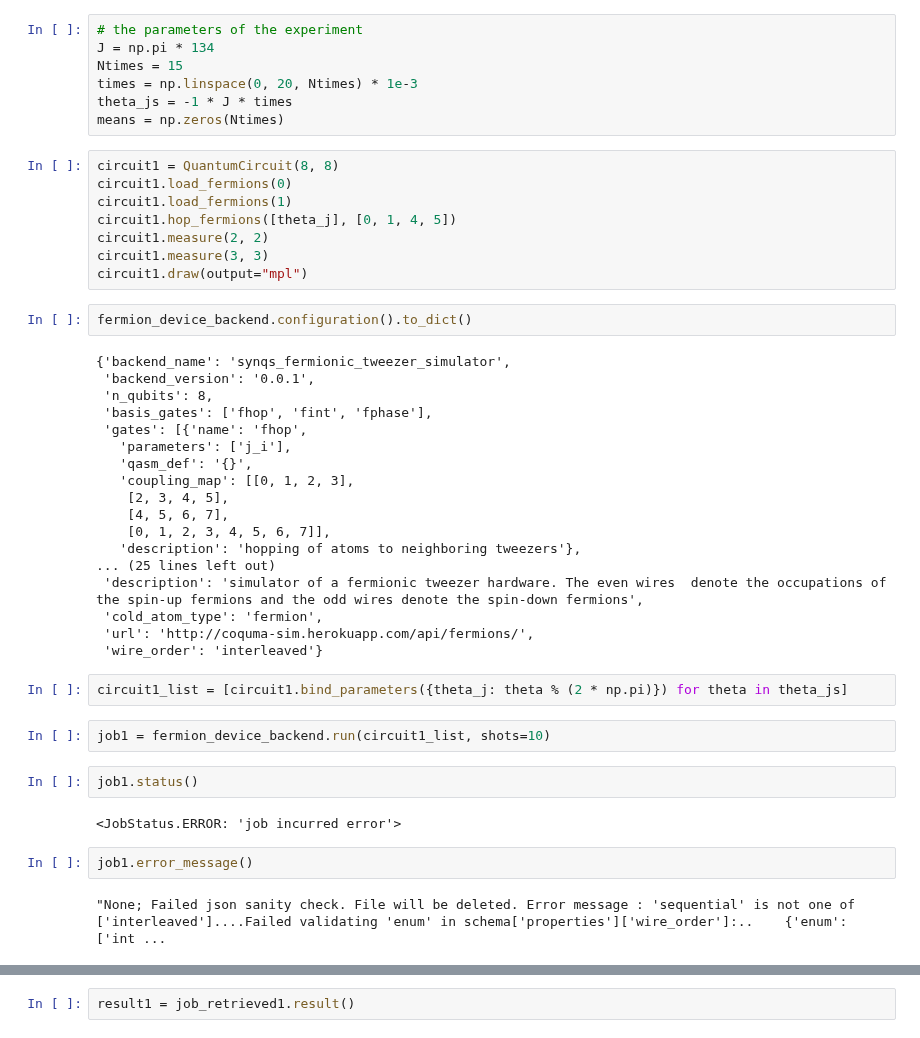
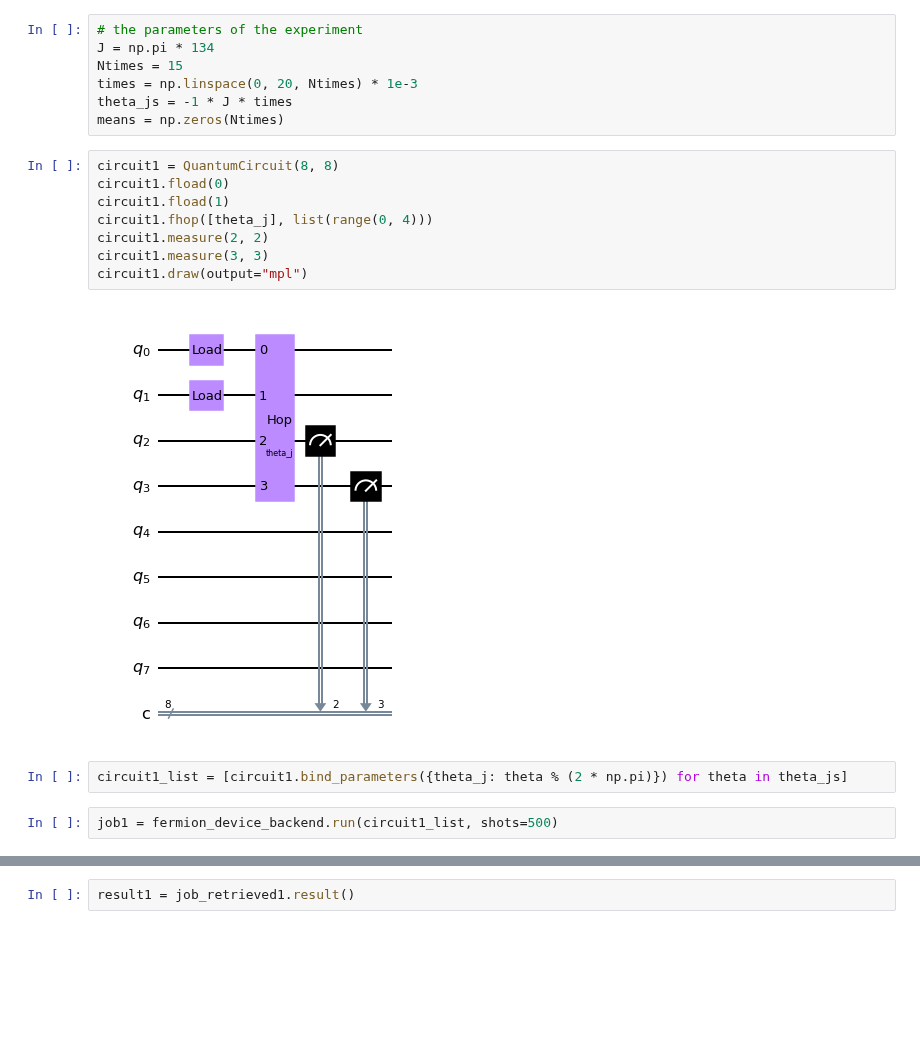
Before and after one commit to qiskit-community/qiskit-cold-atom, a Jupyter notebook: docs/tutorials/08_fermions_in_double_well.ipynb, the cells around one changed output, grey strips where cells are left out. Cells and saved outputs as stored; diff of their text form; blank space fills up the shorter version.

```diff
--- a/docs/tutorials/08_fermions_in_double_well.ipynb
+++ b/docs/tutorials/08_fermions_in_double_well.ipynb
@@ -287,44 +276,18 @@ theta_js = -1 * J * times
 means = np.zeros(Ntimes)
 # %%
 circuit1 = QuantumCircuit(8, 8)
-circuit1.load_fermions(0)
-circuit1.load_fermions(1)
-circuit1.hop_fermions([theta_j], [0, 1, 4, 5])
+circuit1.fload(0)
+circuit1.fload(1)
+circuit1.fhop([theta_j], list(range(0, 4)))
 circuit1.measure(2, 2)
 circuit1.measure(3, 3)
 circuit1.draw(output="mpl")
+# %% [output]
+[figure, added]
-# %%
-fermion_device_backend.configuration().to_dict()
-# %% [output]
-{'backend_name': 'synqs_fermionic_tweezer_simulator',
- 'backend_version': '0.0.1',
- 'n_qubits': 8,
- 'basis_gates': ['fhop', 'fint', 'fphase'],
- 'gates': [{'name': 'fhop',
-   'parameters': ['j_i'],
-   'qasm_def': '{}',
-   'coupling_map': [[0, 1, 2, 3],
-    [2, 3, 4, 5],
-    [4, 5, 6, 7],
-    [0, 1, 2, 3, 4, 5, 6, 7]],
-   'description': 'hopping of atoms to neighboring tweezers'},
-... (25 lines left out)
- 'description': 'simulator of a fermionic tweezer hardware. The even wires  denote the occupations of the spin-up fermions and the odd wires denote the spin-down fermions',
- 'cold_atom_type': 'fermion',
- 'url': 'http://coquma-sim.herokuapp.com/api/fermions/',
- 'wire_order': 'interleaved'}
 # %%
 circuit1_list = [circuit1.bind_parameters({theta_j: theta % (2 * np.pi)}) for theta in theta_js]
 # %%
-job1 = fermion_device_backend.run(circuit1_list, shots=10)
+job1 = fermion_device_backend.run(circuit1_list, shots=500)
-# %%
-job1.status()
-# %% [output]
-<JobStatus.ERROR: 'job incurred error'>
-# %%
-job1.error_message()
-# %% [output]
-"None; Failed json sanity check. File will be deleted. Error message : 'sequential' is not one of ['interleaved']....Failed validating 'enum' in schema['properties']['wire_order']:..    {'enum': ['int ...
 # %%
 job_retrieved1 = fermion_device_backend.retrieve_job(job_id=job1.job_id())
 
```
Also changed, not shown: parts of 11 cells of this notebook.
